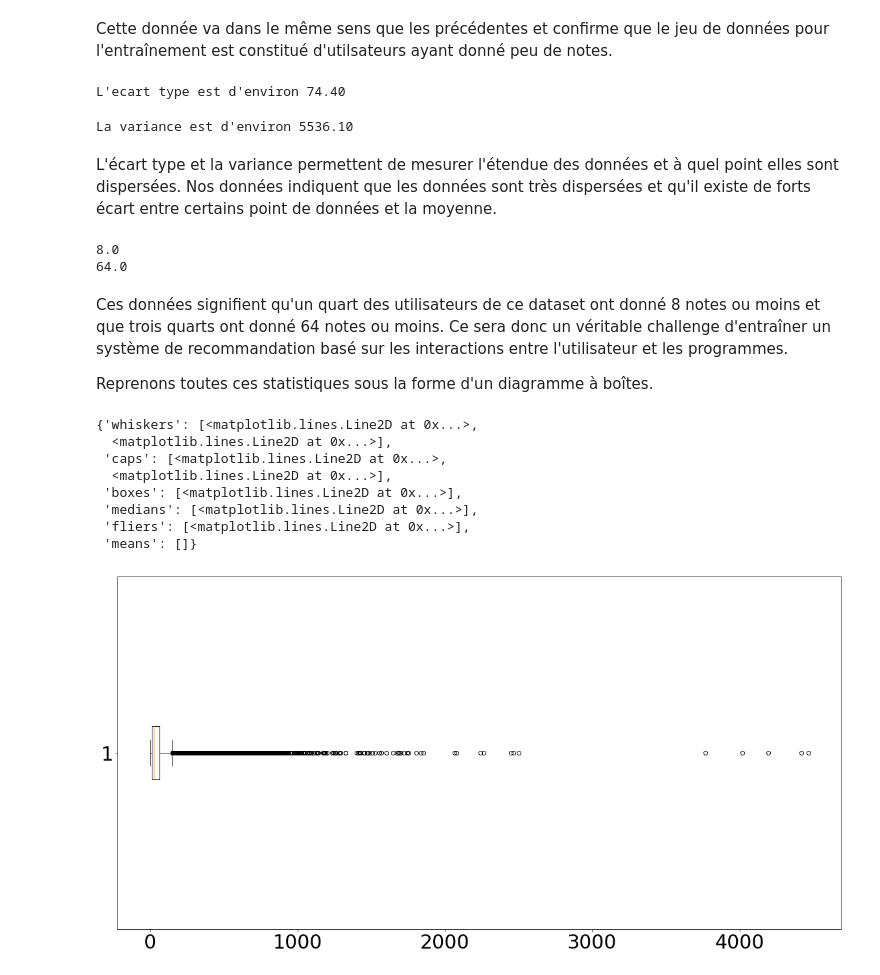
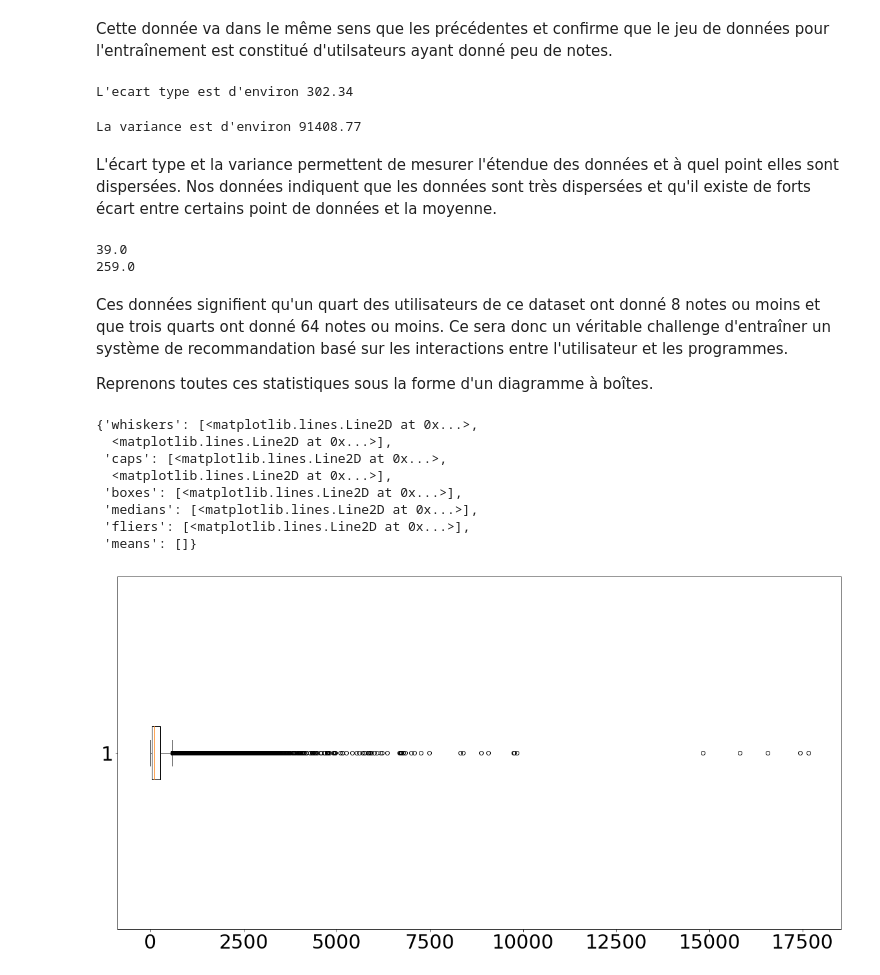
Before and after one commit to goujonbe/recommender-systems, a Jupyter notebook: note.ipynb, the cells around one changed output. Saved outputs shown, nothing was run; the diff lists cells and outputs as text; code cells hidden in the pictures.

```diff
--- a/note.ipynb
+++ b/note.ipynb
@@ -20,6 +20,6 @@ import statistics
 from collections import Counter
 # %%
 #Charger les données
-data = pd.read_csv("/data/pfe/formated/combined_data_1.csv")
+data = pd.read_csv("/data/pfe/formated/merged_data.csv")
 data.columns
 # %% [output]
@@ -128,12 +128,12 @@ Cette donnée va dans le même sens que les précédentes et confirme que le jeu
 ecart = np.std(nb_notes_utilisateur)
 print("L'ecart type est d'environ {0:.2f}".format(ecart))
 # %% [output]
-L'ecart type est d'environ 74.40
+L'ecart type est d'environ 302.34
 # %%
 variance = np.var(nb_notes_utilisateur)
 print("La variance est d'environ {0:.2f} ".format(variance))
 # %% [output]
-La variance est d'environ 5536.10
+La variance est d'environ 91408.77
 # %% [markdown]
 L'écart type et la variance permettent de mesurer l'étendue des données et à quel point elles sont dispersées. Nos données indiquent que les données sont très dispersées et qu'il existe de forts écart entre certains point de données et la moyenne.
 # %%
@@ -143,8 +143,8 @@ print(quantile1)
 quantile2 = np.percentile(nb_notes_utilisateur, 75)
 print(quantile2)
 # %% [output]
-8.0
-64.0
+39.0
+259.0
 # %% [markdown]
 Ces données signifient qu'un quart des utilisateurs de ce dataset ont donné 8 notes ou moins et que trois quarts ont donné 64 notes ou moins. Ce sera donc un véritable challenge d'entraîner un système de recommandation basé sur les interactions entre l'utilisateur et les programmes.
 
@@ -152,19 +152,19 @@ Reprenons toutes ces statistiques sous la forme d'un diagramme à boîtes.
 # %%
 font= {'size': 30}
 plt.rc('font',**font)
 plt.figure(figsize = (20,10))
 
-plt.boxplot(note_par_utilisateur, vert=False)
+plt.boxplot(nb_notes_utilisateur, vert=False)
 # %% [output]
 {'whiskers': [<matplotlib.lines.Line2D at 0x...>,
   <matplotlib.lines.Line2D at 0x...>],
  'caps': [<matplotlib.lines.Line2D at 0x...>,
   <matplotlib.lines.Line2D at 0x...>],
  'boxes': [<matplotlib.lines.Line2D at 0x...>],
  'medians': [<matplotlib.lines.Line2D at 0x...>],
  'fliers': [<matplotlib.lines.Line2D at 0x...>],
  'means': []}
-[figure, old version]
+[figure, new version]
 # %% [markdown]
 # Conclusion
 
```
Also changed, not shown: parts of 11 cells of this notebook.
